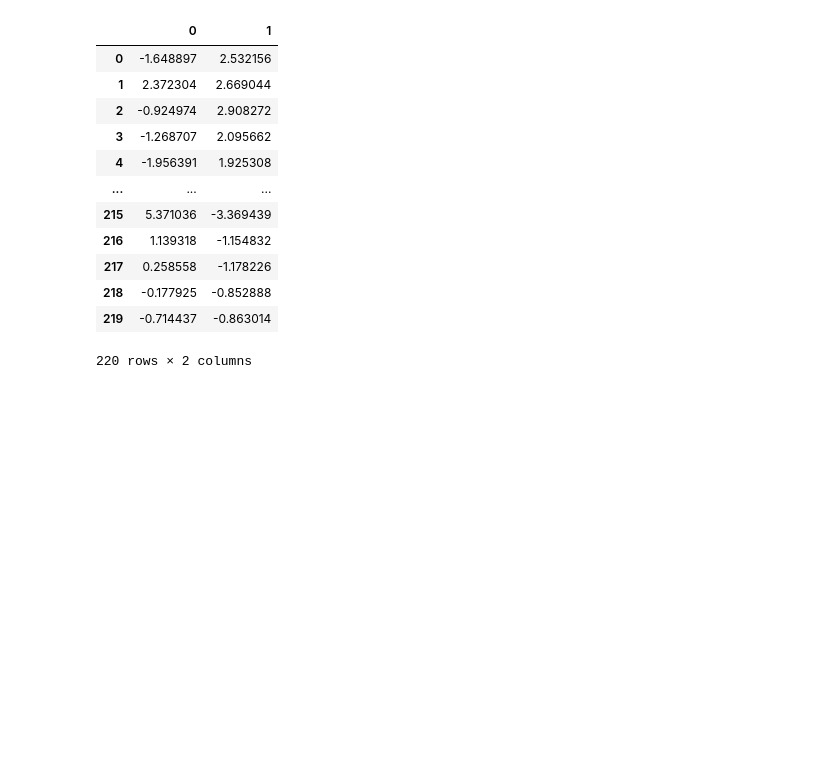
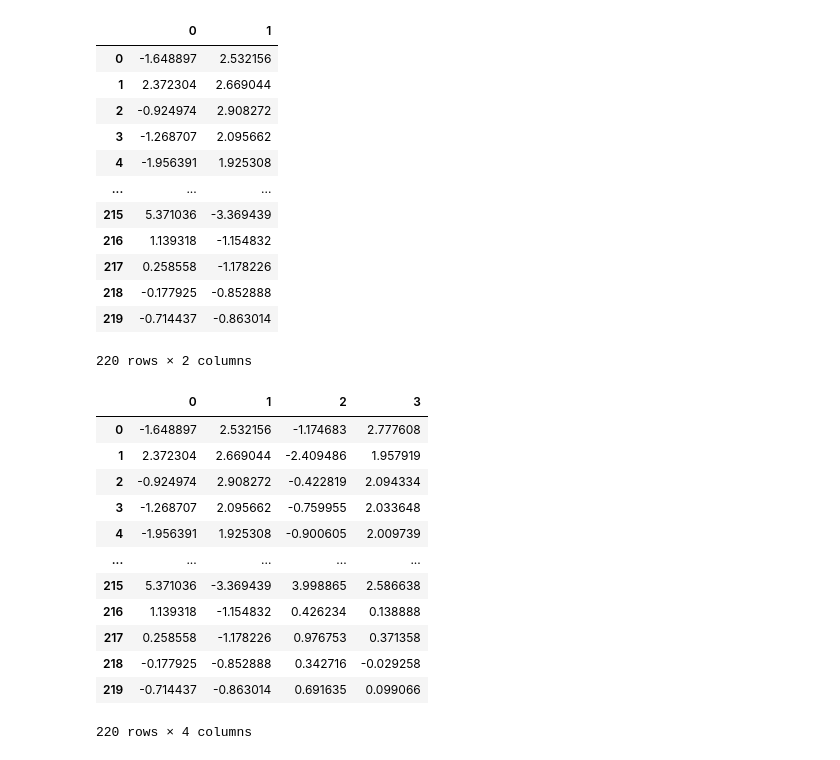
Before and after one commit to aarschne/project4, a Jupyter notebook: analysis.ipynb, the cells around one changed output. Cells and saved outputs as stored; diff of their text form; code cells hidden in the pictures; blank space fills up the shorter version.

```diff
--- a/analysis.ipynb
+++ b/analysis.ipynb
@@ -248,3 +220,22 @@ df2_pca
 | 218 | -0.177925 | -0.852888 |
 | 219 | -0.714437 | -0.863014 |
 220 rows × 2 columns
+# %%
+pca_2 = PCA(n_components = 4)
+df2_pca_2 = pca_2.fit_transform(df2_scaled)
+df2_pca_2 = pd.DataFrame(df2_pca_2)
+df2_pca_2
+# %% [output]
+|  | 0 | 1 | 2 | 3 |
+| 0 | -1.648897 | 2.532156 | -1.174683 | 2.777608 |
+| 1 | 2.372304 | 2.669044 | -2.409486 | 1.957919 |
+| 2 | -0.924974 | 2.908272 | -0.422819 | 2.094334 |
+| 3 | -1.268707 | 2.095662 | -0.759955 | 2.033648 |
+| 4 | -1.956391 | 1.925308 | -0.900605 | 2.009739 |
+| ... | ... | ... | ... | ... |
+| 215 | 5.371036 | -3.369439 | 3.998865 | 2.586638 |
+| 216 | 1.139318 | -1.154832 | 0.426234 | 0.138888 |
+| 217 | 0.258558 | -1.178226 | 0.976753 | 0.371358 |
+| 218 | -0.177925 | -0.852888 | 0.342716 | -0.029258 |
+| 219 | -0.714437 | -0.863014 | 0.691635 | 0.099066 |
+220 rows × 4 columns
```
Also changed, not shown: parts of 15 cells of this notebook.
